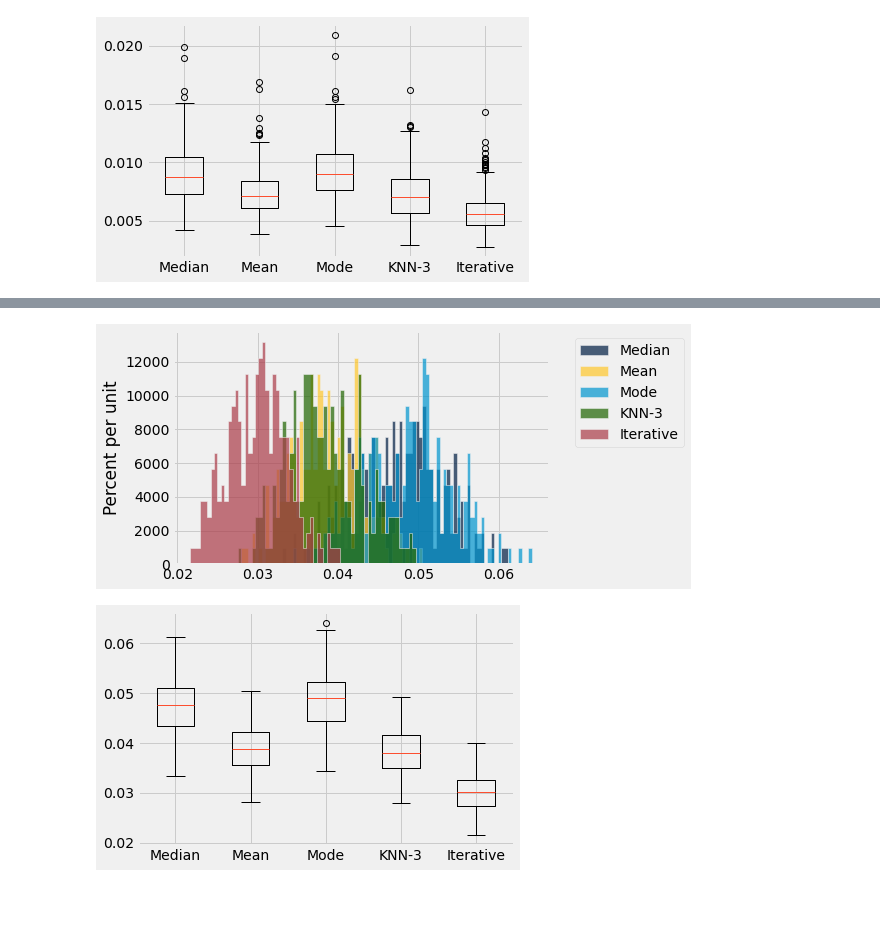
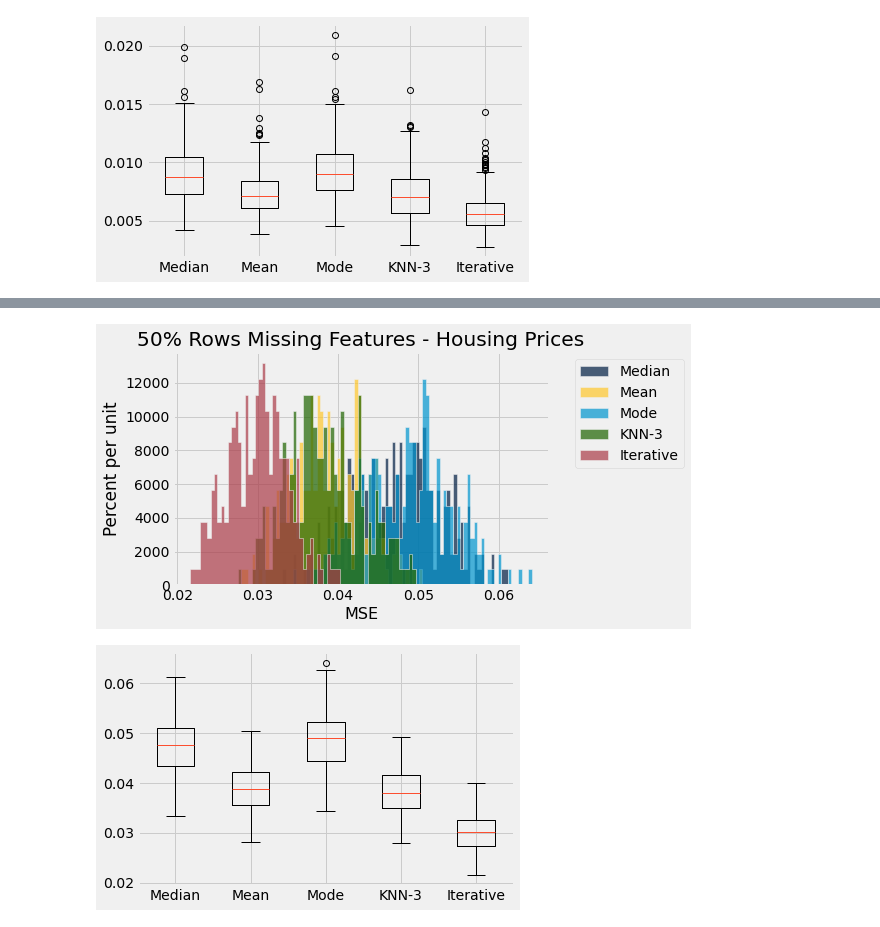
Before and after one commit to stephrb/COMP-562H-Project, a Jupyter notebook: housing-analysis.ipynb, the cells around one changed output, grey strips where cells are left out. Drawn from its saved outputs; the diff is of its cells as text; code cells hidden in the pictures; blank space fills up the shorter version.

```diff
--- a/housing-analysis.ipynb
+++ b/housing-analysis.ipynb
@@ -53,8 +56,11 @@ results_2.columns = ['Median', 'Mean', 'Mode', 'KNN-3', 'Iterative']
 # %%
 results_table_2 = Table.from_df(results_2)
 results_table_2.hist(bins=100)
+plt.title('50% Rows Missing Features - Housing Prices')
+plt.xlabel('MSE')
+plt.show()
 # %% [output]
-[figure, old version]
+[figure, new version]
 # %%
 results_table_2.boxplot()
 # %% [output]
```
Also changed, not shown: parts of 5 cells of this notebook, 1 other file.
